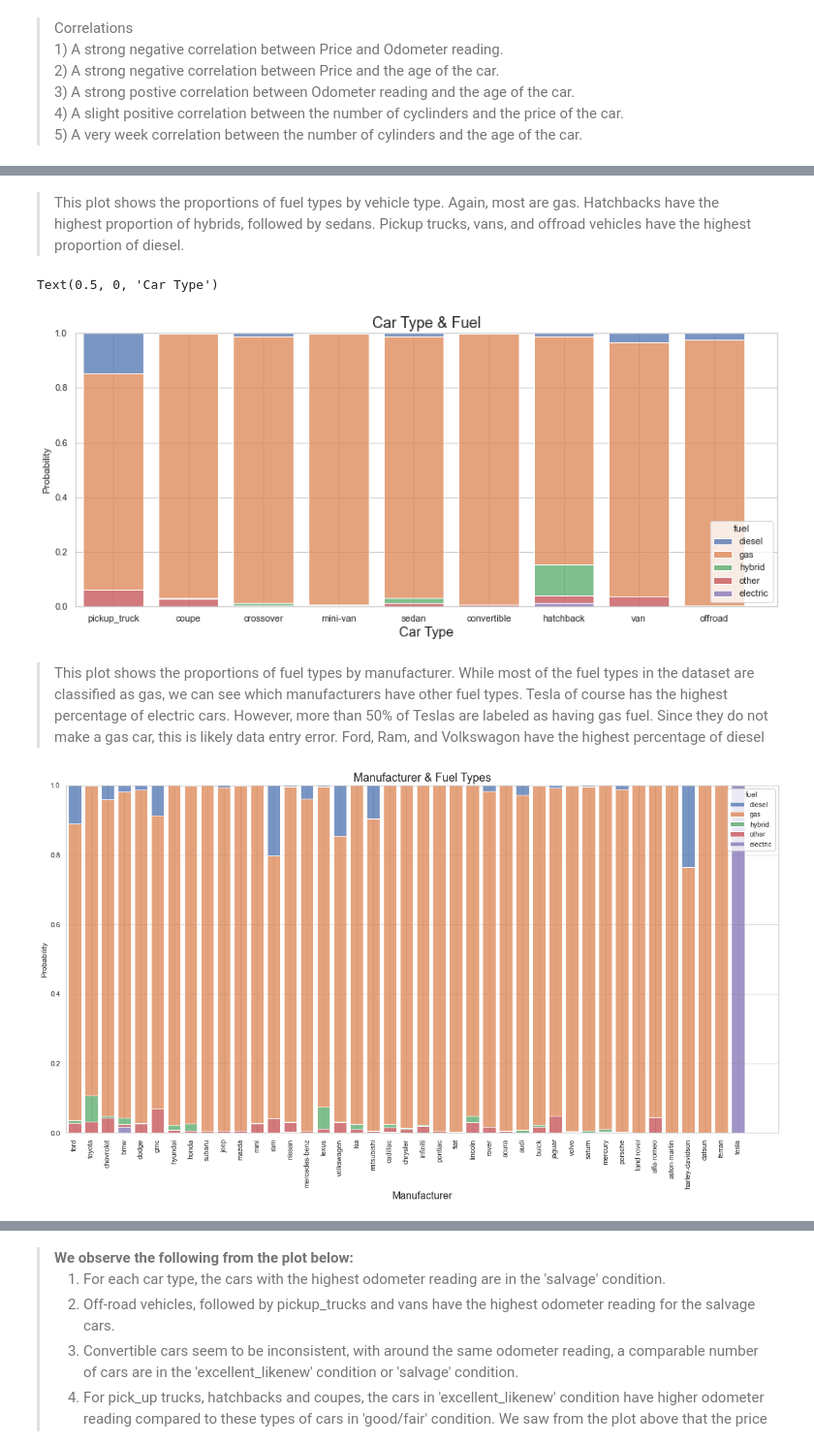
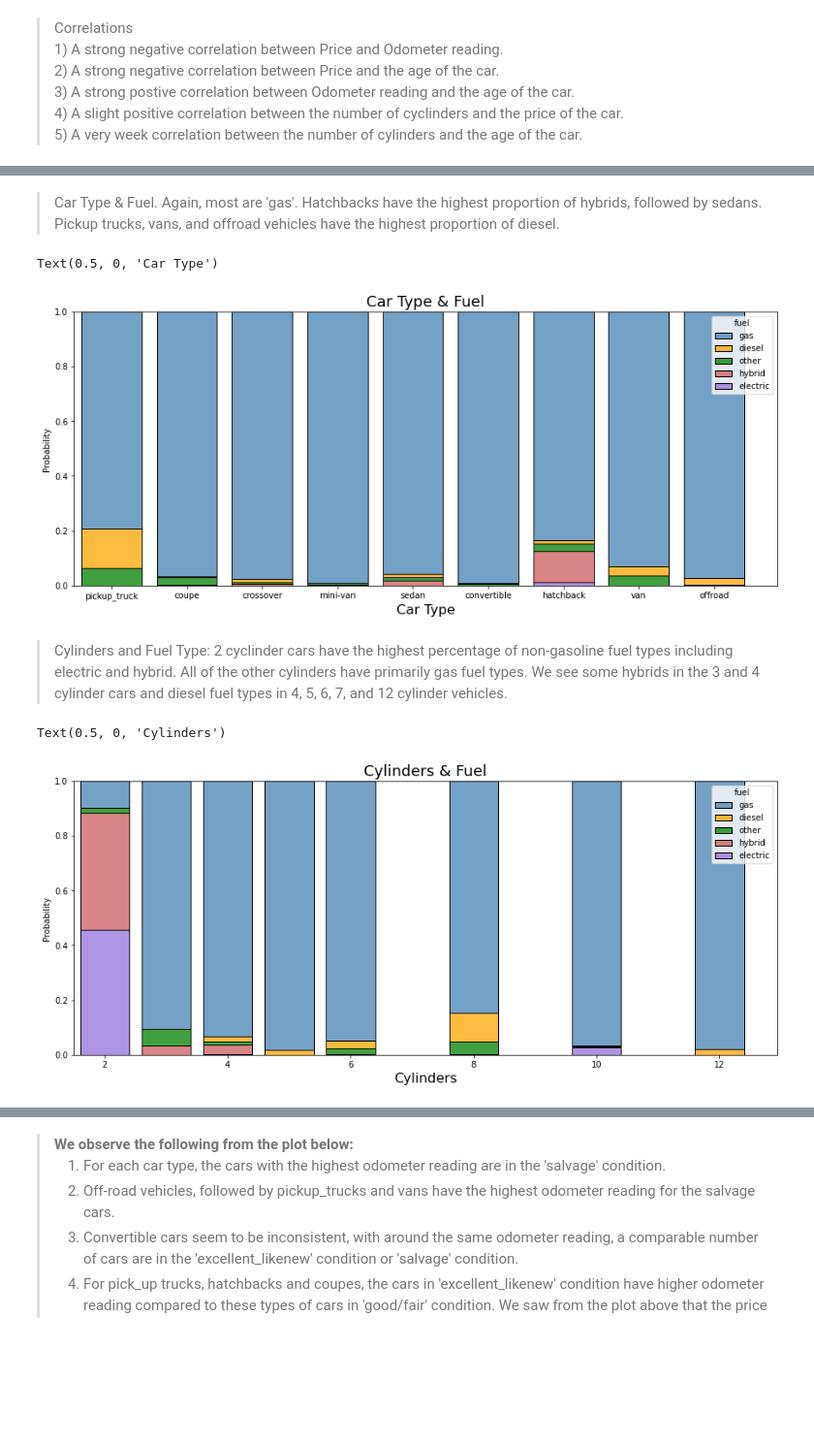
Before and after one commit to RudranilMitra/DS7331_Lab1, a Jupyter notebook: ML - Group Project 1.ipynb, the cells around one changed output, grey strips where cells are left out. Shown at 97% size. Drawn from its saved outputs; the diff is of its cells as text; code cells hidden in the pictures; blank space fills up the shorter version.

```diff
--- a/ML - Group Project 1.ipynb
+++ b/ML - Group Project 1.ipynb
@@ -670,0 +664,7 @@ car_df = car_df.drop(columns=['year'])
+# %%
+#converting the cylinders to an ordered list
+car_df['cylinders'] = car_df['cylinders'] .astype('category')
+
+# Setup the ordering
+car_df['cylinders'].cat.set_categories(
+    new_categories = [2,3,4,5,6,8,10,12], ordered = True, inplace = True)
@@ -911,0 +895,11 @@ g = sns.relplot(
+# %%
+#set color palette
+palette ={"gas": "steelblue", "diesel": "orange", "hybrid": "indianred", "other": "green","electric":"mediumpurple"}
+hue_order = ['gas','diesel','other','hybrid','electric']
+
+#proportion plot for manufacturer and fuel type
+fig, axs = plt.subplots(ncols=1,figsize=(15,10))
+plt.title("Manufacturer & Fuel Types", fontsize=18)
+sns.histplot(car_df, x="manufacturer", hue="fuel", stat="probability", multiple="fill", shrink=.8, palette=palette, hue_order=hue_order).set_xlabel('Manufacturer', fontsize = 16)
+plt.xticks(rotation=90)
+plt.show()
@@ -912,21 +908,20 @@ g = sns.relplot(
 # %% [markdown]
-<blockquote>This plot shows the proportions of fuel types by vehicle type.  Again, most are gas.  Hatchbacks have the highest proportion of hybrids, followed by sedans.  Pickup trucks, vans, and offroad vehicles have the highest proportion of diesel.
+<blockquote>Car Type & Fuel. Again, most are 'gas'.  Hatchbacks have the highest proportion of hybrids, followed by sedans.  Pickup trucks, vans, and offroad vehicles have the highest proportion of diesel.
 # %%
 #proportion plot for cylinders and fuel type
 fig, axs = plt.subplots(ncols=1,figsize=(15,6))
 plt.title("Car Type & Fuel", fontsize=18)
-sns.histplot(car_df, x="type_new", hue="fuel", stat="probability", multiple="fill", shrink=.8).set_xlabel('Car Type', fontsize = 16)
+sns.histplot(car_df, x="type_new", hue="fuel", stat="probability", multiple="fill", shrink=.8, palette=palette, hue_order=hue_order).set_xlabel('Car Type', fontsize = 16)
 # %% [output]
 Text(0.5, 0, 'Car Type')
-[figure, old version]
+[figure, new version]
-# %% [markdown]
-<blockquote>This plot shows the proportions of fuel types by manufacturer.  While most of the fuel types in the dataset are classified as gas, we can see which manufacturers have other fuel types.  Tesla of course has the highest percentage of electric cars.  However, more than 50% of Teslas are labeled as having gas fuel.  Since they do not make a gas car, this is likely data entry error.  Ford, Ram, and Volkswagon have the highest percentage of diesel
+# %% [markdown]
+<blockquote>Cylinders and Fuel Type: 2 cyclinder cars have the highest percentage of non-gasoline fuel types including electric and hybrid.  All of the other cylinders have primarily gas fuel types.  We see some hybrids in the 3 and 4 cylinder cars and diesel fuel types in 4, 5, 6, 7, and 12 cylinder vehicles.
 # %%
-#proportion plot for manufacturer and fuel type
-fig, axs = plt.subplots(ncols=1,figsize=(20,10))
-plt.title("Manufacturer & Fuel Types", fontsize=18)
-sns.histplot(car_df, x="manufacturer", hue="fuel", stat="probability", multiple="fill", shrink=.8).set_xlabel('Manufacturer', fontsize = 16)
-plt.xticks(rotation=90)
-plt.show()
+#proportion plot for cylinders and fuel type
+fig, axs = plt.subplots(ncols=1,figsize=(15,6))
+plt.title("Cylinders & Fuel", fontsize=18)
+sns.histplot(car_df, x="cylinders", hue="fuel", stat="probability", multiple="fill", shrink=.8, palette=palette, hue_order=hue_order).set_xlabel('Cylinders', fontsize = 16)
 # %% [output]
+Text(0.5, 0, 'Cylinders')
-[figure, old version]
+[figure, new version]
```
Also changed, not shown: parts of 65 cells of this notebook, 1 other file.
